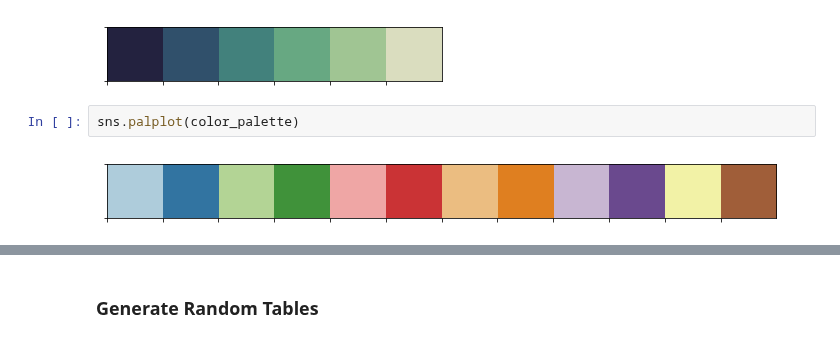
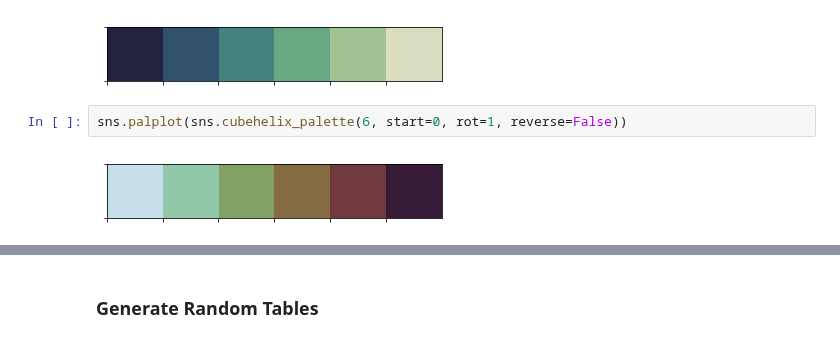
Before and after one commit to EndyLab/codon-tables, a Jupyter notebook: notebooks/fast_fail_figs.ipynb, the cells around one changed output, grey strips where cells are left out. Cells and saved outputs as stored; diff of their text form.

```diff
--- a/notebooks/fast_fail_figs.ipynb
+++ b/notebooks/fast_fail_figs.ipynb
@@ -96,7 +99,7 @@ sns.palplot(sns.color_palette("Paired", 10, desat=0.75))
 sns.palplot(sns.cubehelix_palette(6, start=0.3, rot=-0.7, reverse=True))
 # %% [output]
 [figure]
-# %%
-sns.palplot(color_palette)
-# %% [output]
-[figure, removed]
+# %%
+sns.palplot(sns.cubehelix_palette(6, start=0, rot=1, reverse=False))
+# %% [output]
+[figure, added]
```
Also changed, not shown: parts of 11 cells of this notebook.
